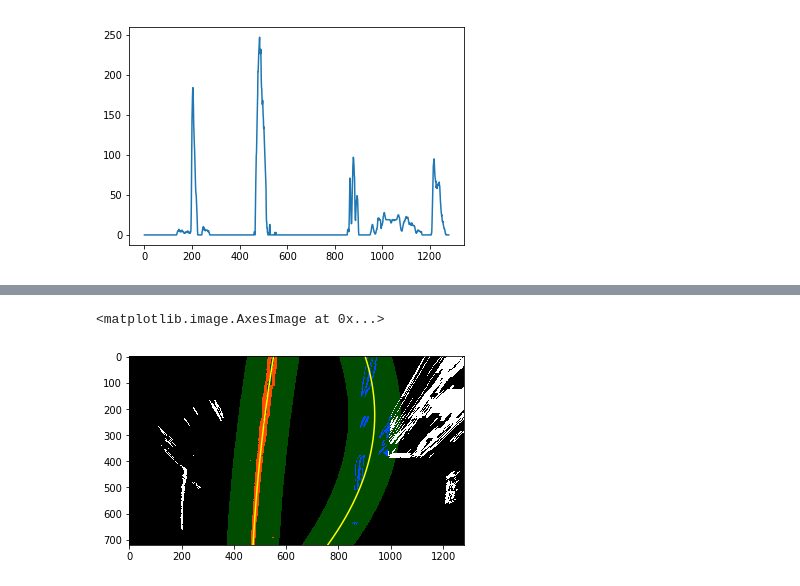
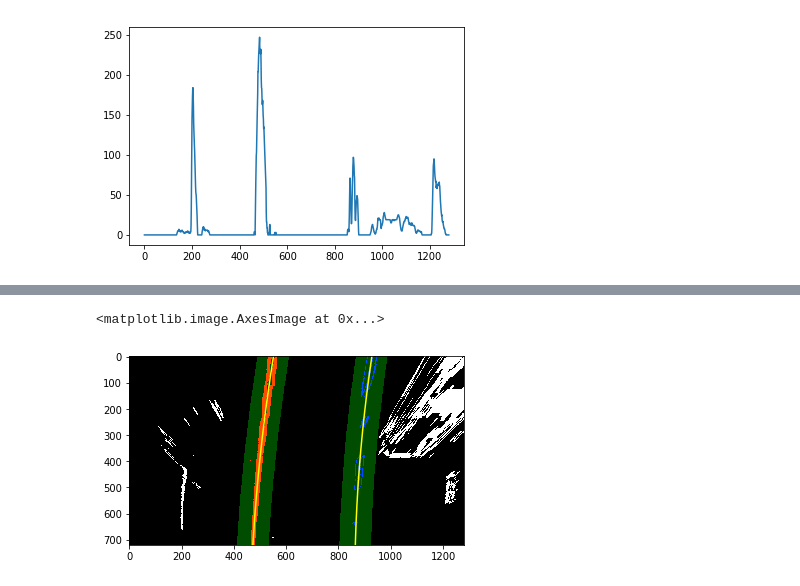
Before and after one commit to MaggiN1337/CarND-Advanced-Lane-Lines, a Jupyter notebook: main.ipynb, the cells around one changed output, grey strips where cells are left out. Cells and saved outputs as stored; diff of their text form; code cells hidden in the pictures.

```diff
--- a/main.ipynb
+++ b/main.ipynb
@@ -107,12 +111,12 @@ ax2.set_title('undistorted', fontsize=20)
 transformation_file = FOLDER_TEST_INPUT + TRANSFORMATION__JPG
 transformation_image = cv2.imread(transformation_file)
 transformation_image = cv2.cvtColor(transformation_image, cv2.COLOR_BGR2RGB)
-distorted_image = cv2.undistort(transformation_image, cali_mtx, cali_dist, None, cali_mtx)
+undistorted_image = cv2.undistort(transformation_image, cali_mtx, cali_dist, None, cali_mtx)
 
 fig, (ax1, ax2) = plt.subplots(1, 2, figsize=(16, 4))
-ax1.imshow(example)
+ax1.imshow(transformation_image)
 ax1.set_title('original: ' + transformation_file, fontsize=20)
-ax2.imshow(distorted_image)
+ax2.imshow(undistorted_image)
 ax2.set_title('undistorted', fontsize=20)
 # %% [output]
 <matplotlib.text.Text at 0x...>
@@ -159,7 +163,7 @@ def s_channel_and_gradient_threshold(img):
 
     return combined_binary
 # %%
-combined_binary = s_channel_and_gradient_threshold(distorted_image)
+combined_binary = s_channel_and_gradient_threshold(undistorted_image)
 
 # Plotting thresholded images
 f, (ax1, ax2) = plt.subplots(1, 2, figsize=(20, 10))
@@ -209,11 +213,11 @@ ax2.imshow(warped_binary, cmap='gray')
 # %%
 def process_pipeline(img):
 
-    distorted_image = cv2.undistort(img, cali_mtx, cali_dist, None, cali_mtx)
+    undist_image = cv2.undistort(img, cali_mtx, cali_dist, None, cali_mtx)
 
-    combined_binary = s_channel_and_gradient_threshold(distorted_image)
+    c_binary = s_channel_and_gradient_threshold(undist_image)
 
-    warped_binary, M, Minv = unwarp(combined_binary, src, dst)
+    warped_bin, M, Minv = unwarp(c_binary, src, dst)
 
     #return warped_binary, M, Minv
-    return warped_binary
+    return warped_bin
@@ -399,22 +394,22 @@ plt.imshow(sliding_windows_image)
 # %%
 def fit_poly(img_shape, leftx, lefty, rightx, righty):
-    ### TO-DO: Fit a second order polynomial to each with np.polyfit() ###
+    # Fit a second order polynomial to each with np.polyfit()
     left_fit = np.polyfit(lefty, leftx, 2)
     right_fit = np.polyfit(righty, rightx, 2)
     # Generate x and y values for plotting
     ploty = np.linspace(0, img_shape[0] - 1, img_shape[0])
-    ### TO-DO: Calc both polynomials using ploty, left_fit and right_fit ###
+    # Calc both polynomials using ploty, left_fit and right_fit
     left_fitx = left_fit[0] * ploty ** 2 + left_fit[1] * ploty + left_fit[2]
     right_fitx = right_fit[0] * ploty ** 2 + right_fit[1] * ploty + right_fit[2]
+
+    measure_curvature_pixels(ploty, left_fitx, right_fitx)
 
     return left_fitx, right_fitx, ploty
 
 
 def search_around_poly(binary_warped, left_fit, right_fit):
-    # HYPERPARAMETER
     # Choose the width of the margin around the previous polynomial to search
-    # The quiz grader expects 100 here, but feel free to tune on your own!
-    margin = 100
+    margin = 60
 
     # Grab activated pixels
     nonzero = binary_warped.nonzero()
@@ -440,8 +435,7 @@ def search_around_poly(binary_warped, left_fit, right_fit):
     rightx = nonzerox[right_lane_inds]
     righty = nonzeroy[right_lane_inds]
 
-    # Fit new polynomials
-    left_fitx, right_fitx, ploty = fit_poly(binary_warped.shape, leftx, lefty, rightx, righty)
+    left_fitx, right_fitx, ploty = fit_poly(warped_binary.shape, leftx, lefty, rightx, righty)
 
     ## Visualization ##
     # Create an image to draw on and an image to show the selection window
@@ -470,4 +464,4 @@ def search_around_poly(binary_warped, left_fit, right_fit):
     plt.plot(right_fitx, ploty, color='yellow')
     ## End visualization steps ##
 
-    return result, left_lane_inds, right_lane_inds
+    return result, left_lane_inds, right_lane_inds, ploty
@@ -477,13 +502,15 @@ def search_around_poly(binary_warped, left_fit, right_fit):
 # %%
 next_img = cv2.imread(FOLDER_TEST_INPUT + TRANSFORMATION2__JPG)
 next_img = cv2.cvtColor(img, cv2.COLOR_BGR2RGB)
 
 # Run image through the pipeline
 # Note that in your project, you'll also want to feed in the previous fits
-result, left_lane_inds, right_lane_inds = search_around_poly(process_pipeline(next_img), left_fit_last, right_fit_last)
+# Fit new polynomials
+
+result, left_lane_inds, right_lane_inds, ploty = search_around_poly(process_pipeline(next_img), left_fit_last, right_fit_last)
 
 # View your output
 plt.imshow(result)
 # %% [output]
 <matplotlib.image.AxesImage at 0x...>
-[figure, old version]
+[figure, new version]
```
Also changed, not shown: parts of 11 cells of this notebook.
